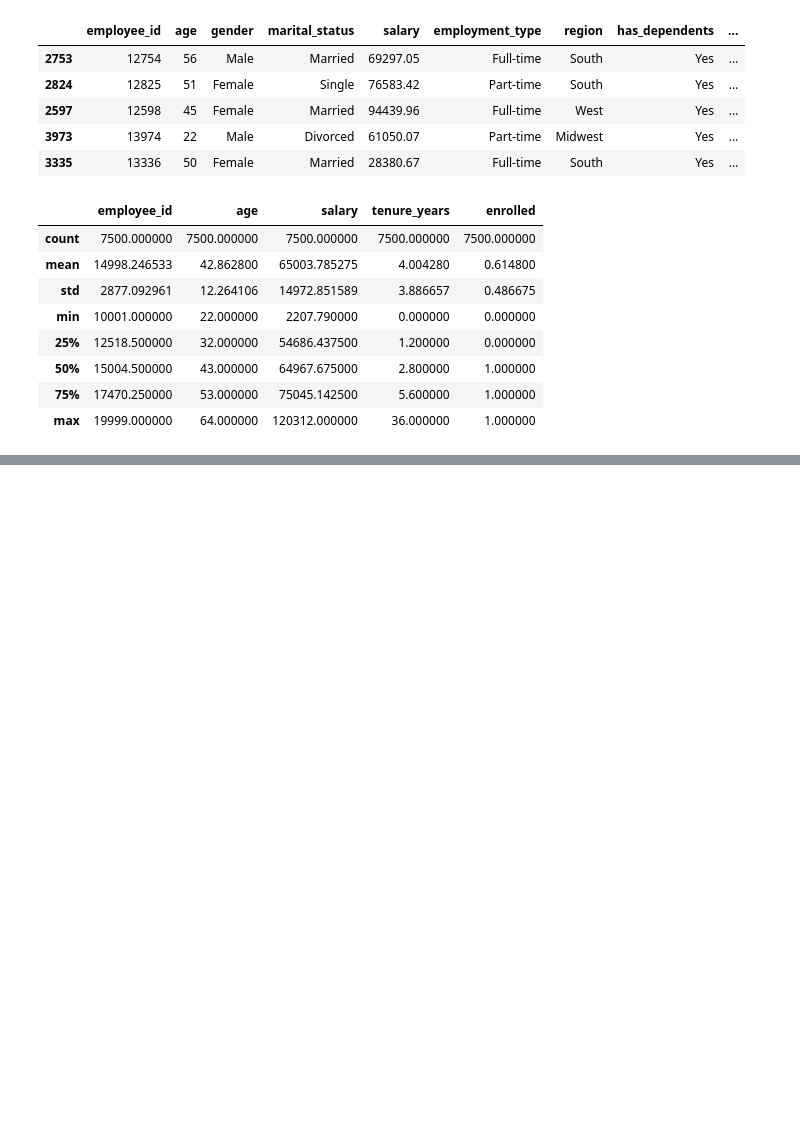
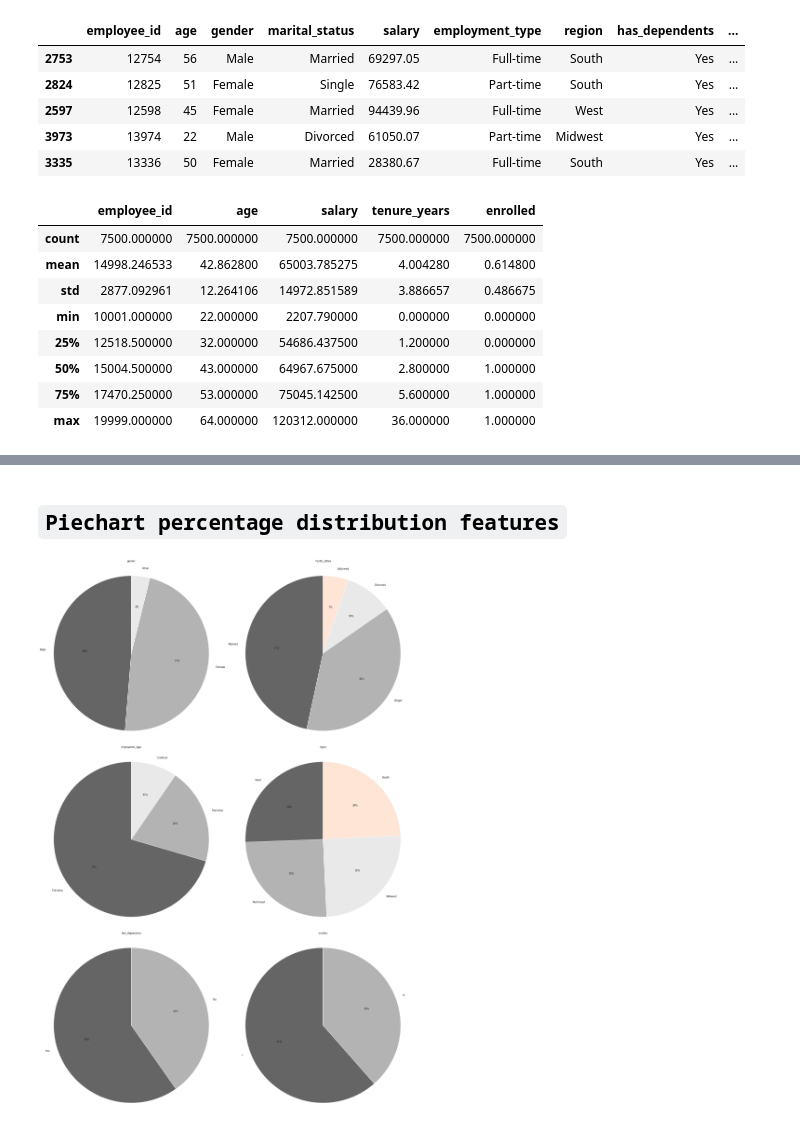
Before and after one commit to tharani001/Insurance-enrollment-prediction, a Jupyter notebook: notebooks/inference.ipynb, the cells around one changed output, grey strips where cells are left out. Drawn from its saved outputs; the diff is of its cells as text; code cells hidden in the pictures; blank space fills up the shorter version.

```diff
--- a/notebooks/inference.ipynb
+++ b/notebooks/inference.ipynb
@@ -141,0 +271,24 @@ train_df.describe()
+# %% [markdown]
+## `Piechart percentage distribution features`
+# %%
+
+new_train_df = train_df.copy()
+new_train_df.drop(['employee_id', 'age','tenure_years','salary'], axis=1, inplace=True)
+
+sns.set(rc={"font.size":10, "axes.titlesize":10, "axes.labelsize":13}, style="darkgrid")
+
+fig, axes = plt.subplots(3, 2, figsize=(20, 30))  # 5 rows, 2 columns
+
+for i, col in enumerate(new_train_df):
+    column_values = new_train_df[col].value_counts()
+    labels = column_values.index
+    sizes = column_values.values
+
+    axes[i//2, i%2].pie(sizes, labels=labels, colors=sns.color_palette("RdGy_r"), autopct='%1.0f%%', startangle=90)
+    axes[i//2, i%2].axis('equal')
+    axes[i//2, i%2].set_title(col)
+
+plt.tight_layout()
+plt.show()
+# %% [output]
+[figure, added]
```
Also changed, not shown: parts of 19 cells of this notebook.
